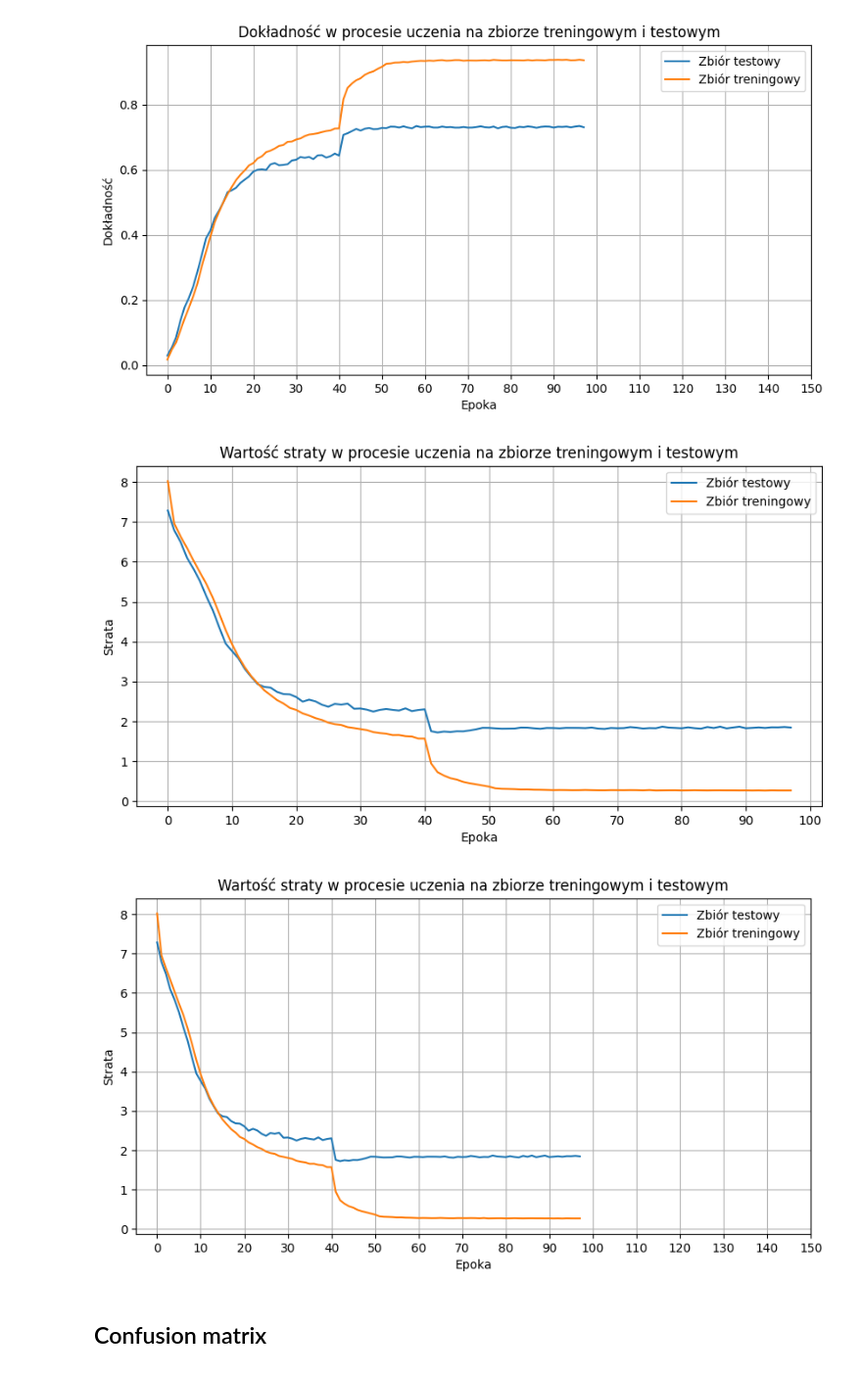
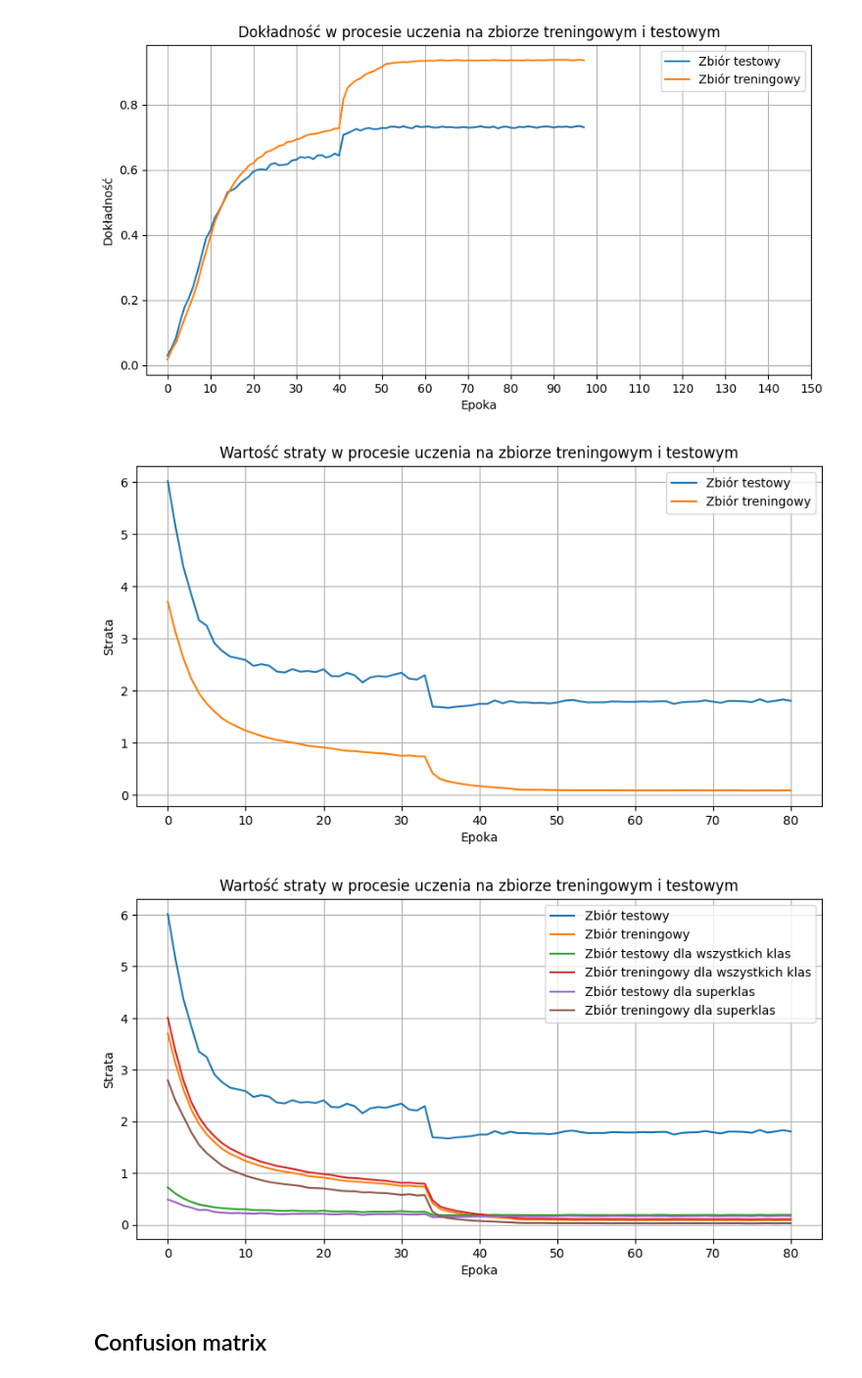
Before and after one commit to Patrycja-8/Master-thesis-notebooks, a Jupyter notebook: ResNet-18_CIFAR100_doublecriterion.ipynb, the cells around one changed output. Shown: that part at 98% size. Drawn from its saved outputs; the diff is of its cells as text; code cells hidden in the pictures.

Commit message:
Kaggle Notebook | ResNet-18_CIFAR100_doublecriterion | Version 3

```diff
--- a/ResNet-18_CIFAR100_doublecriterion.ipynb
+++ b/ResNet-18_CIFAR100_doublecriterion.ipynb
@@ -375,7 +375,7 @@ test_loss_class=[]
 test_loss_superclass=[]
 test_acc=[]
 test_acc_super=[]
-
+alpha=0.25
 for epoch in range(num_epochs):
     model.train()
     total_loss = 0.0
@@ -402,7 +402,7 @@ for epoch in range(num_epochs):
         loss_superclass=criterion_superclass(outputs_superclass,super_targets)
 
         # Sum loss function
-        loss=loss_class+loss_superclass
+        loss=alpha*loss_class+(1-alpha)*loss_superclass
         loss.backward()
         optimizer.step()
 
@@ -489,7 +489,7 @@ for epoch in range(num_epochs):
 #           'test_loss': average_loss_test,
 #           'learning_rate': optimizer.param_groups[0]["lr"]
 #         }
-    model_save_path = '/kaggle/working/resnet_cifar100_100classes_e' + str(epoch+1) + '.pth'
+    model_save_path = '/kaggle/working/models/cifar100_doublecrit_25_ep' + str(epoch+1) + '.pth'
     training_stats = {
         'epoch': epoch+1,
         'model_state_dict': model.state_dict(),
@@ -558,31 +560,35 @@ plt.show()
 # %%
 plt.figure(figsize=(10,5))
 plt.title("Wartość straty w procesie uczenia na zbiorze treningowym i testowym")
-plt.plot(test_loss[:101],label="Zbiór testowy")
-plt.plot(train_loss[:101],label="Zbiór treningowy")
+plt.plot(test_loss[:81],label="Zbiór testowy")
+plt.plot(train_loss[:81],label="Zbiór treningowy")
 plt.xlabel("Epoka")
 plt.ylabel("Strata")
-plt.xticks(np.arange(0,101,10))
+plt.xticks(np.arange(0,81,10))
 plt.grid()
 plt.legend()
-plt.savefig('cifar100_100classes_lossplot.png')
+plt.savefig('cifar100_loss_calkowite75.png')
 plt.show()
 # %% [output]
-[figure, old version]
+[figure, new version]
 # %%
 plt.figure(figsize=(10,5))
 plt.title("Wartość straty w procesie uczenia na zbiorze treningowym i testowym")
-plt.plot(test_loss[:151],label="Zbiór testowy")
-plt.plot(train_loss[:151],label="Zbiór treningowy")
+plt.plot(test_loss[:81],label="Zbiór testowy")
+plt.plot(train_loss[:81],label="Zbiór treningowy")
+plt.plot(test_loss_class[:81],label="Zbiór testowy dla wszystkich klas")
+plt.plot(train_loss_class[:81],label="Zbiór treningowy dla wszystkich klas")
+plt.plot(test_loss_superclass[:81],label="Zbiór testowy dla superklas")
+plt.plot(train_loss_superclass[:81],label="Zbiór treningowy dla superklas")
 plt.xlabel("Epoka")
 plt.ylabel("Strata")
-plt.xticks(np.arange(0,151,10))
+plt.xticks(np.arange(0,81,10))
 plt.grid()
 plt.legend()
-plt.savefig('cifar100_20classes_lossplot_I.png')
+plt.savefig('cifar100_loss_wszystkie75.png')
 plt.show()
 # %% [output]
-[figure, old version]
+[figure, new version]
 # %% [markdown]
 ## Confusion matrix
 # %%
```
Also changed, not shown: parts of 2 cells of this notebook.
